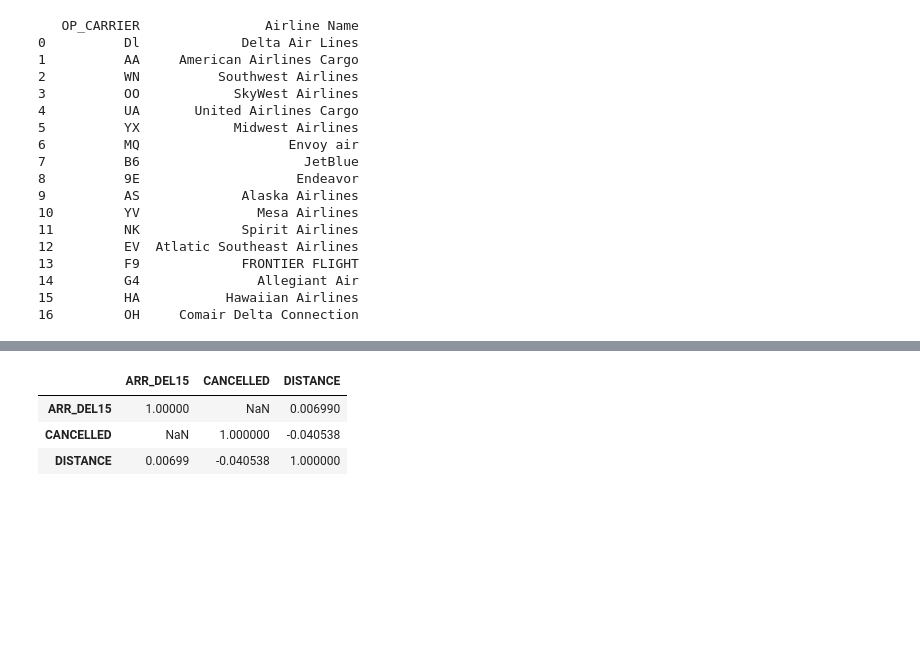
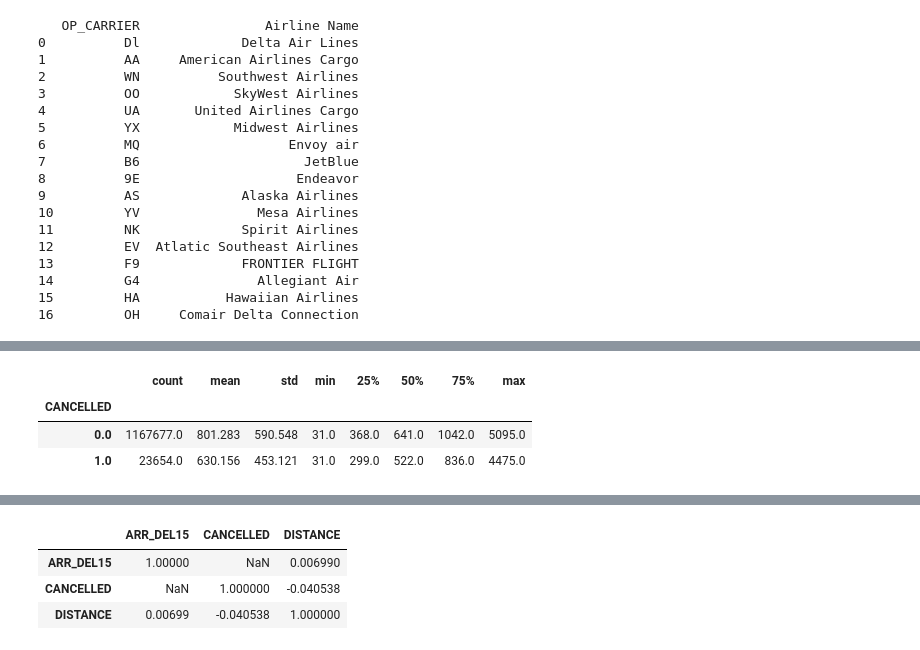
Before and after one commit to insper-classroom/22-2a-cd-p2-grupo_bexcamrefe, a Jupyter notebook: relatoriop2.ipynb, the cells around one changed output, grey strips where cells are left out. Saved outputs shown, nothing was run; the diff lists cells and outputs as text; code cells hidden in the pictures; blank space fills up the shorter version.

```diff
--- a/relatoriop2.ipynb
+++ b/relatoriop2.ipynb
@@ -120,2 +127,14 @@ sns.pairplot(Treinamento, height=1.5); # Cruza todas as variáveis entre sí, d
+# %%
+# REGRESSÃO MULTIPLA DE TESTE
+# Nosso Target --> qualitativo (SIM/NÃO --> 1.0/0.0 --> CANCELADO/NÃO CANCELADO), por isso temos que
+# Estudar as relações com base em gráficos de QualitativasXQuantitativas e QualitativasXQualitativas
+
+# CANCELADOS X DISTANCIA --> único caso qualixquant do nosso df
+Dados_gerais.groupby(by= [Dados_gerais.CANCELLED]).DISTANCE.describe().round(3)
+# %% [output]
+|  | count | mean | std | min | 25% | 50% | 75% | max |
+| CANCELLED |  |  |  |  |  |  |  |  |
+| 0.0 | 1167677.0 | 801.283 | 590.548 | 31.0 | 368.0 | 641.0 | 1042.0 | 5095.0 |
+| 1.0 | 23654.0 | 630.156 | 453.121 | 31.0 | 299.0 | 522.0 | 836.0 | 4475.0 |
 # %%
 # CRUZAMENTO DE QUALITATIVAS CM QUALITATIVAS
```
Also changed, not shown: parts of 13 cells of this notebook.
